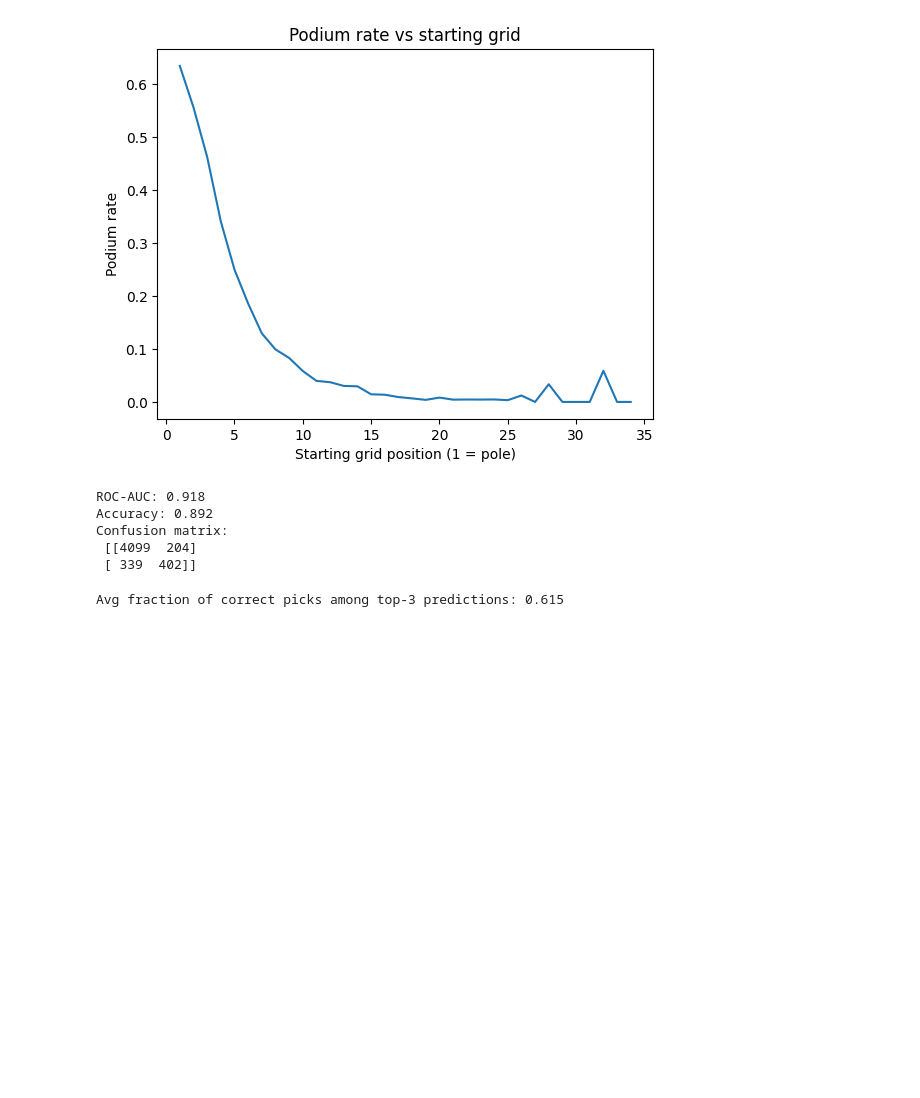
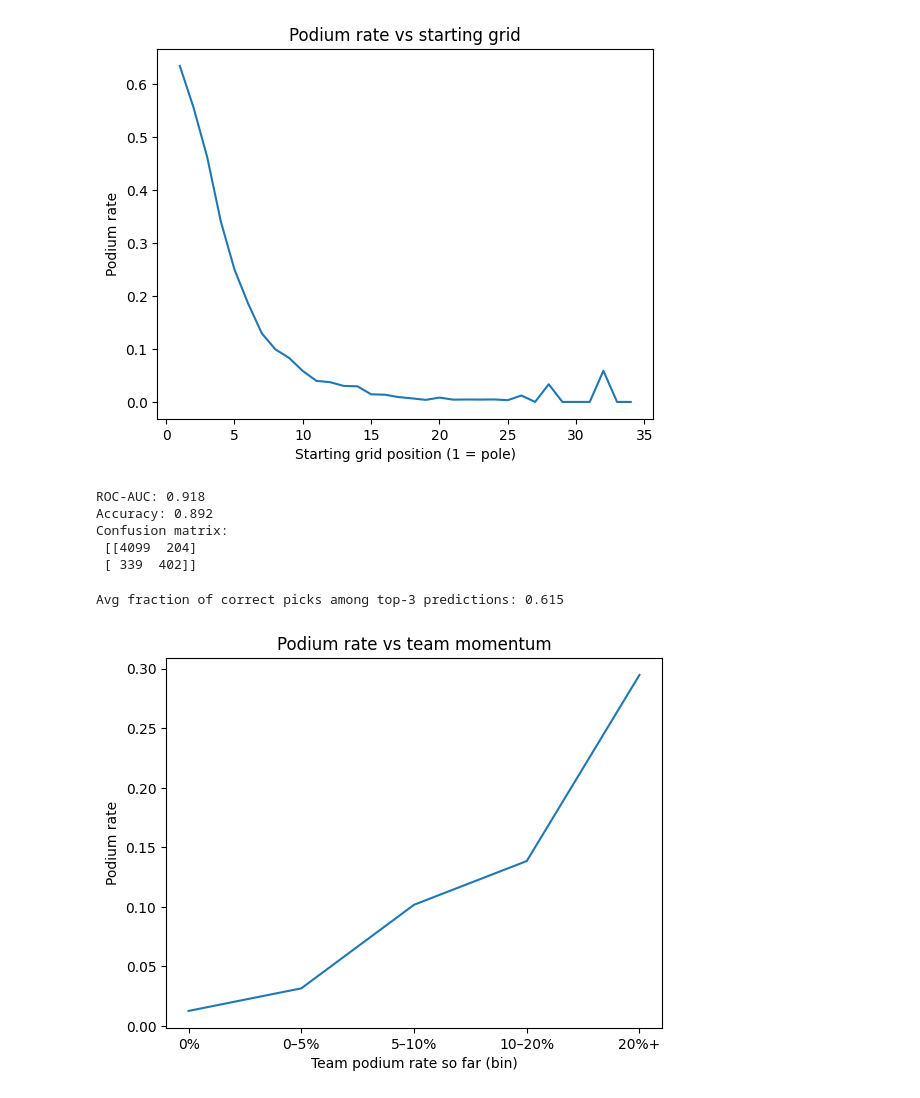
Before and after one commit to rh2098ta/Captstone_module23, a Jupyter notebook: A_capstone_mod23.ipynb, the cells around one changed output. Drawn from its saved outputs; the diff is of its cells as text; code cells hidden in the pictures; blank space fills up the shorter version.

```diff
--- a/A_capstone_mod23.ipynb
+++ b/A_capstone_mod23.ipynb
@@ -158,3 +158,15 @@ race_hits = test_with_pred.groupby('raceId').apply(top3_hit_rate)
 print('Avg fraction of correct picks among top-3 predictions:', round(race_hits.mean(), 3))
 # %% [output]
 Avg fraction of correct picks among top-3 predictions: 0.615
+# %%
+
+bins = [-0.01, 0.00, 0.05, 0.10, 0.20, 1.00]
+labels = ['0%','0–5%','5–10%','10–20%','20%+']
+tmp = model_df.copy()
+tmp['team_rate_bin'] = pd.cut(tmp['team_podium_rate_so_far'], bins=bins, labels=labels)
+pod_by_team = tmp.groupby('team_rate_bin')['podium'].mean().reset_index()
+plt.figure(); plt.plot(pod_by_team['team_rate_bin'], pod_by_team['podium'])
+plt.title('Podium rate vs team momentum'); plt.xlabel('Team podium rate so far (bin)'); plt.ylabel('Podium rate')
+plt.savefig('figures/podium_vs_team_momentum.png', bbox_inches='tight'); plt.show()
+# %% [output]
+[figure, added]
```
